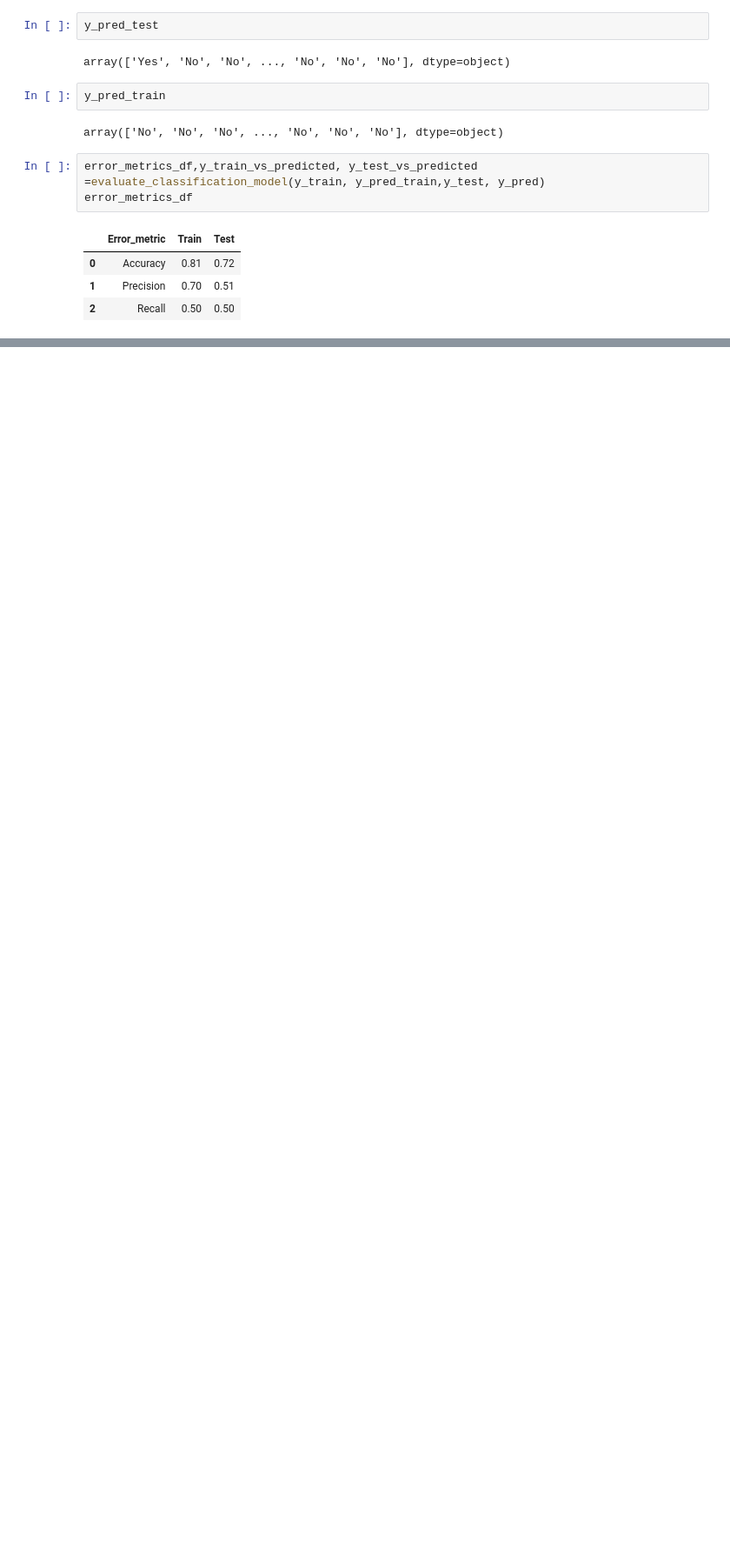
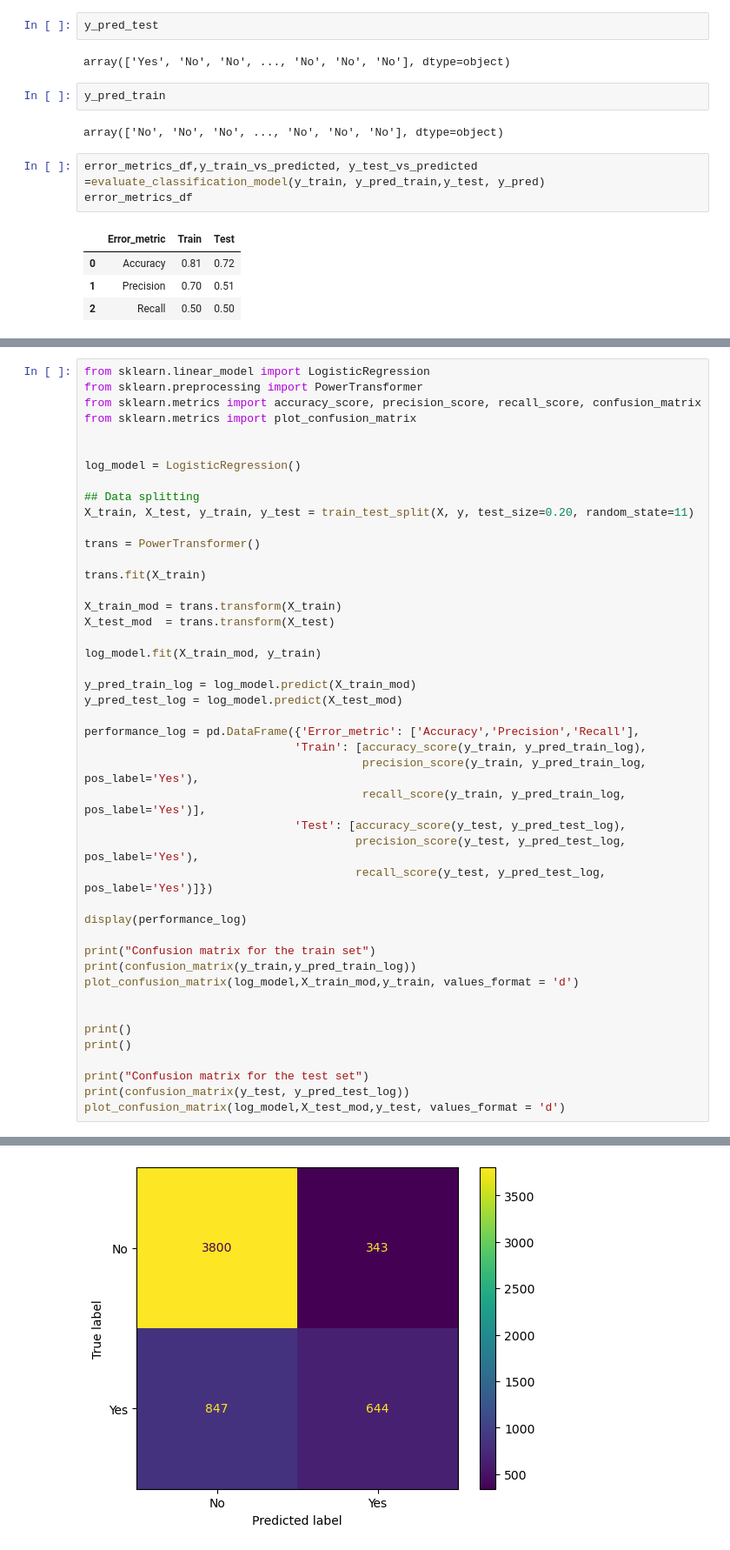
Before and after one commit to MonikaRadominska/MonikaLabs, a Jupyter notebook: Week 7/Supervised_Learning_KNN_Classification_MR_Lab.ipynb, the cells around one changed output, grey strips where cells are left out. Shown: that part at 87% size. Cells and saved outputs as stored; diff of their text form; blank space fills up the shorter version.

```diff
--- a/Week 7/Supervised_Learning_KNN_Classification_MR_Lab.ipynb
+++ b/Week 7/Supervised_Learning_KNN_Classification_MR_Lab.ipynb
@@ -285,0 +340,46 @@ error_metrics_df
+# %%
+from sklearn.linear_model import LogisticRegression
+from sklearn.preprocessing import PowerTransformer
+from sklearn.metrics import accuracy_score, precision_score, recall_score, confusion_matrix
+from sklearn.metrics import plot_confusion_matrix
+
+
+log_model = LogisticRegression()
+
+## Data splitting
+X_train, X_test, y_train, y_test = train_test_split(X, y, test_size=0.20, random_state=11)
+
+trans = PowerTransformer()
+
+trans.fit(X_train)
+
+X_train_mod = trans.transform(X_train)
+X_test_mod  = trans.transform(X_test)
+
+log_model.fit(X_train_mod, y_train)
+
+y_pred_train_log = log_model.predict(X_train_mod)
+y_pred_test_log = log_model.predict(X_test_mod)
+
+performance_log = pd.DataFrame({'Error_metric': ['Accuracy','Precision','Recall'],
+                               'Train': [accuracy_score(y_train, y_pred_train_log),
+                                         precision_score(y_train, y_pred_train_log, pos_label='Yes'),
+                                         recall_score(y_train, y_pred_train_log, pos_label='Yes')],
+                               'Test': [accuracy_score(y_test, y_pred_test_log),
+                                        precision_score(y_test, y_pred_test_log, pos_label='Yes'),
+                                        recall_score(y_test, y_pred_test_log, pos_label='Yes')]})
+
+display(performance_log)
+
+print("Confusion matrix for the train set")
+print(confusion_matrix(y_train,y_pred_train_log))
+plot_confusion_matrix(log_model,X_train_mod,y_train, values_format = 'd')
+
+
+print()
+print()
+
+print("Confusion matrix for the test set")
+print(confusion_matrix(y_test, y_pred_test_log))
+plot_confusion_matrix(log_model,X_test_mod,y_test, values_format = 'd')
+# %% [output]
@@ -285,0 +399 @@ error_metrics_df
+[figure, added]
```
Also changed, not shown: parts of 25 cells of this notebook.
